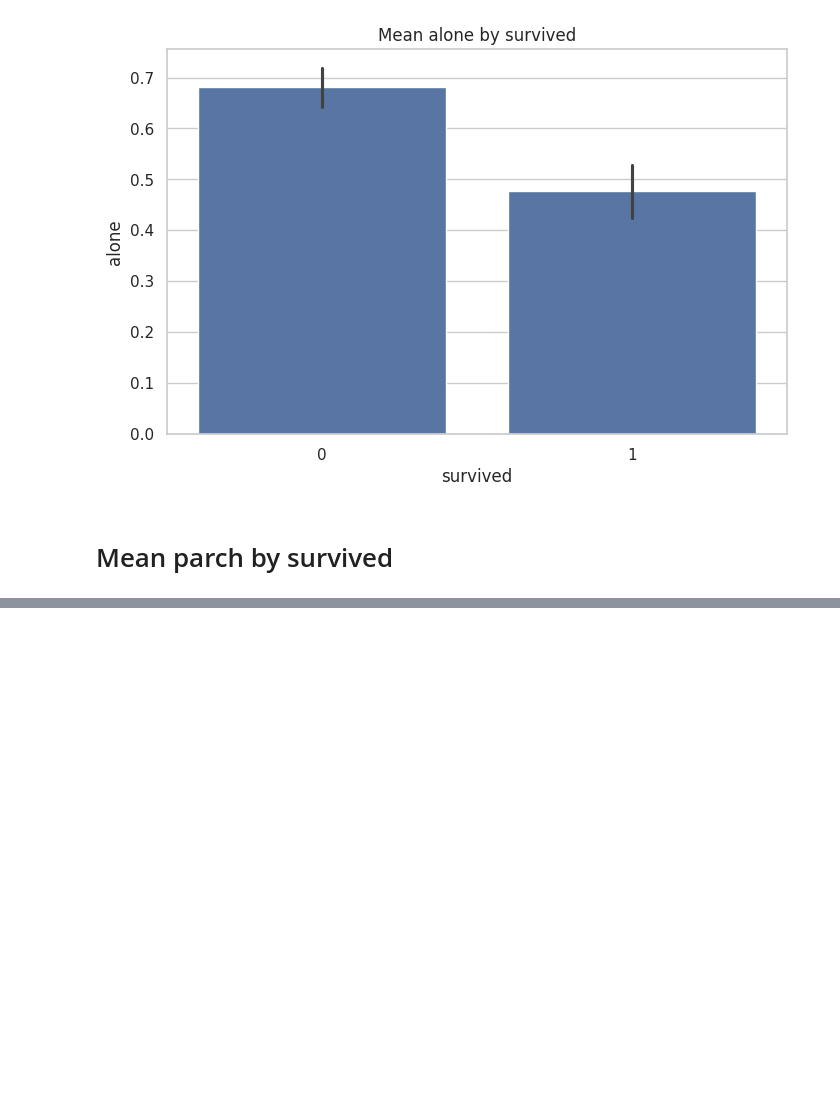
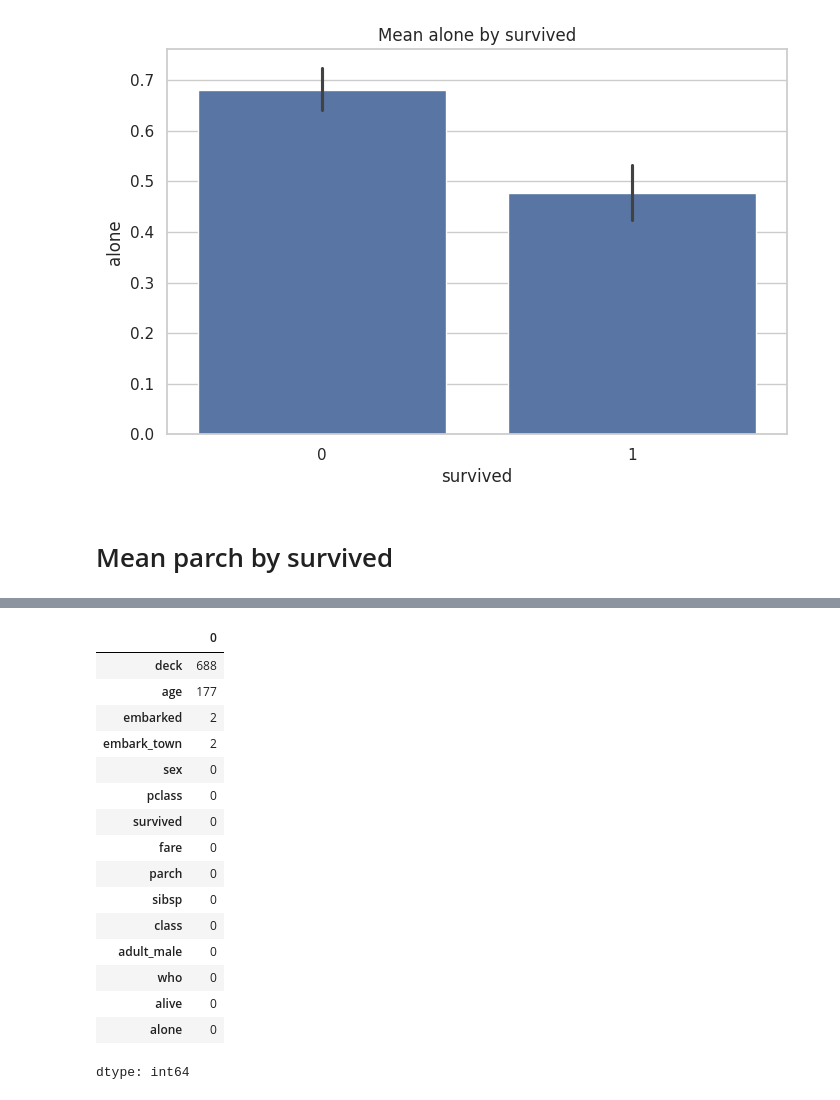
Before and after one commit to Yuvraj-cyborg/EDA_Titanic, a Jupyter notebook: EDA.ipynb, the cells around one changed output, grey strips where cells are left out. Saved outputs shown, nothing was run; the diff lists cells and outputs as text; code cells hidden in the pictures; blank space fills up the shorter version.

```diff
--- a/EDA.ipynb
+++ b/EDA.ipynb
@@ -311,0 +329,22 @@ for col in categorical_cols:
+# %%
+#Missing by column (sorted)
+missing_sorted = df.isnull().sum().sort_values(ascending=False)
+missing_sorted
+# %% [output]
+|  | 0 |
+| deck | 688 |
+| age | 177 |
+| embarked | 2 |
+| embark_town | 2 |
+| sex | 0 |
+| pclass | 0 |
+| survived | 0 |
+| fare | 0 |
+| parch | 0 |
+| sibsp | 0 |
+| class | 0 |
+| adult_male | 0 |
+| who | 0 |
+| alive | 0 |
+| alone | 0 |
+dtype: int64
```
Also changed, not shown: parts of 14 cells of this notebook.
